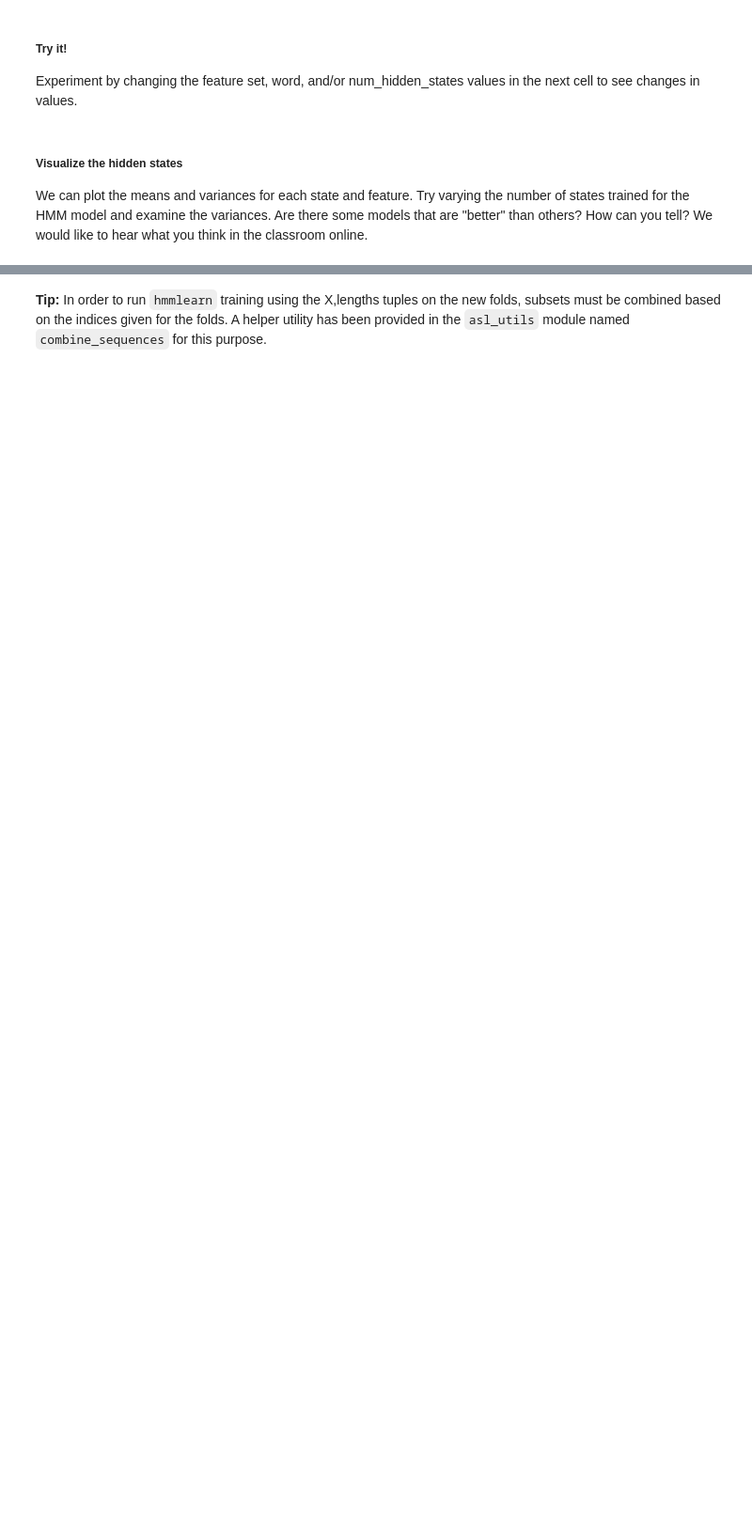
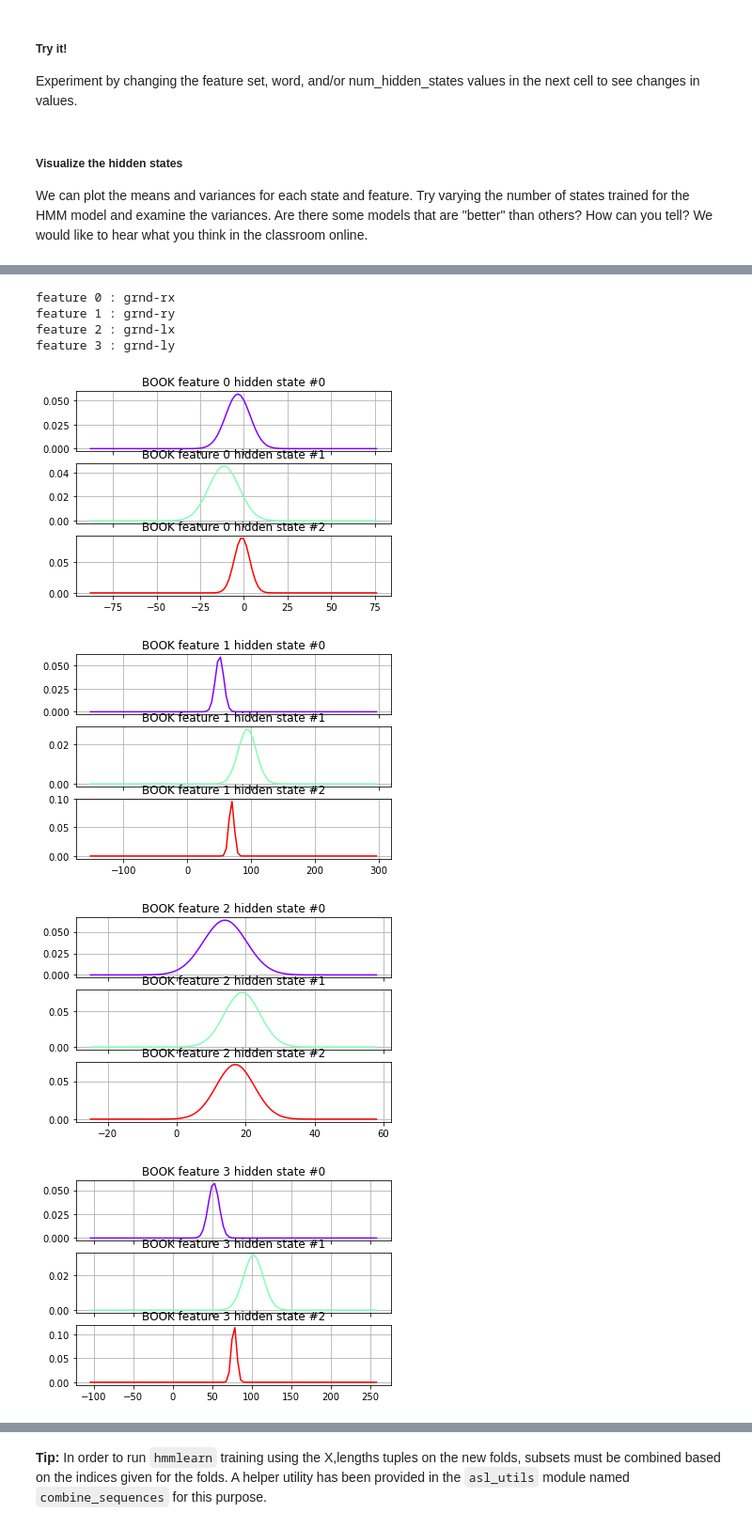
Before and after one commit to vinny-palumbo/Sign-Language-Recognition-System, a Jupyter notebook: asl_recognizer.ipynb, the cells around one changed output, grey strips where cells are left out. Shown: that part at 94% size. Drawn from its saved outputs; the diff is of its cells as text; code cells hidden in the pictures; blank space fills up the shorter version.

```diff
--- a/asl_recognizer.ipynb
+++ b/asl_recognizer.ipynb
@@ -446,0 +488,16 @@ visualize(my_testword, model)
+# %%
+model, logL = train_a_word(my_testword,3, features_ground)
+
+for i, feature in enumerate(features_ground):
+    print("feature", i, ":", feature)
+
+visualize(my_testword, model)
+# %% [output]
+feature 0 : grnd-rx
+feature 1 : grnd-ry
+feature 2 : grnd-lx
+feature 3 : grnd-ly
+[figure, added]
+[figure, added]
+[figure, added]
+[figure, added]
```
Also changed, not shown: parts of 32 cells of this notebook, 1 other file.
